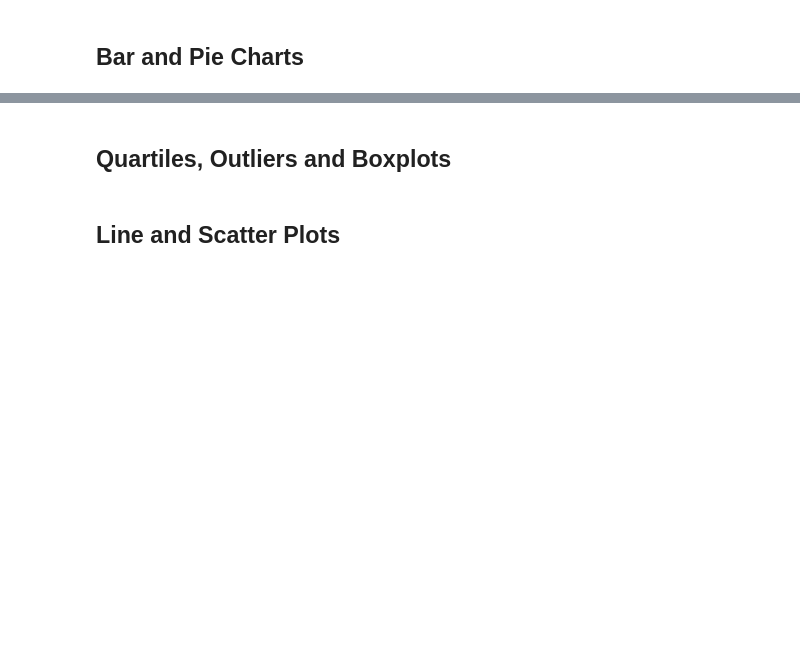
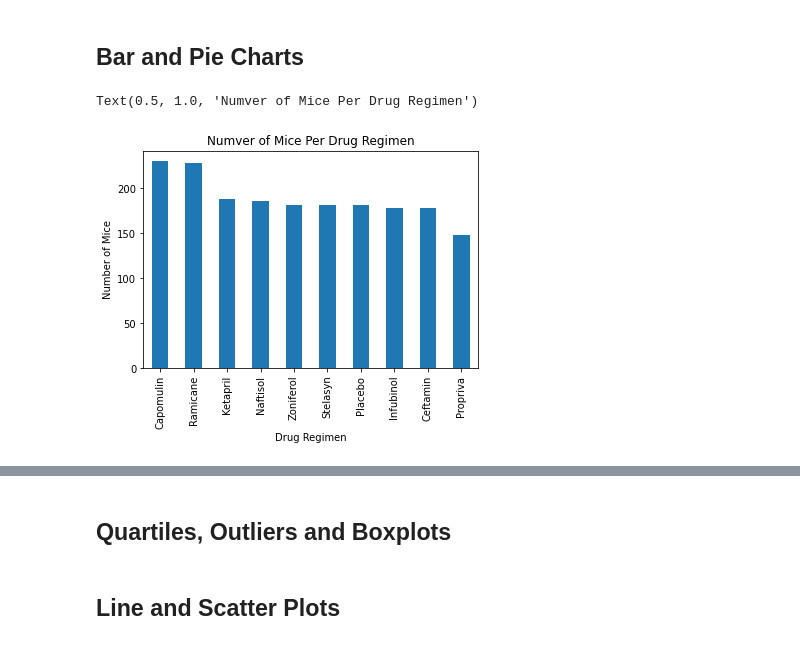
Before and after one commit to arerickson28/matplotlib-challenge, a Jupyter notebook: Pymaceuticals/pymaceuticals_starter.ipynb, the cells around one changed output, grey strips where cells are left out. Saved outputs shown, nothing was run; the diff lists cells and outputs as text; code cells hidden in the pictures; blank space fills up the shorter version.

```diff
--- a/Pymaceuticals/pymaceuticals_starter.ipynb
+++ b/Pymaceuticals/pymaceuticals_starter.ipynb
@@ -115,3 +123,17 @@ ramicane_df
 # %% [markdown]
 ## Bar and Pie Charts
+# %%
+# Use Pandas to generate a bar plot showing the total number of mice in each treatment regimen throughout the course of the study.
+drug_mice = full_dataset_df["Drug Regimen"].value_counts()
+
+drug_mice.plot(kind = "bar")
+plt.xlabel("Drug Regimen")
+plt.ylabel("Number of Mice")
+plt.title("Numver of Mice Per Drug Regimen")
+
+
+## Note: this plot will be identical to the one that uses Pyplot
+# %% [output]
+Text(0.5, 1.0, 'Numver of Mice Per Drug Regimen')
+[figure, added]
 # %%
```
Also changed, not shown: parts of 8 cells of this notebook.
